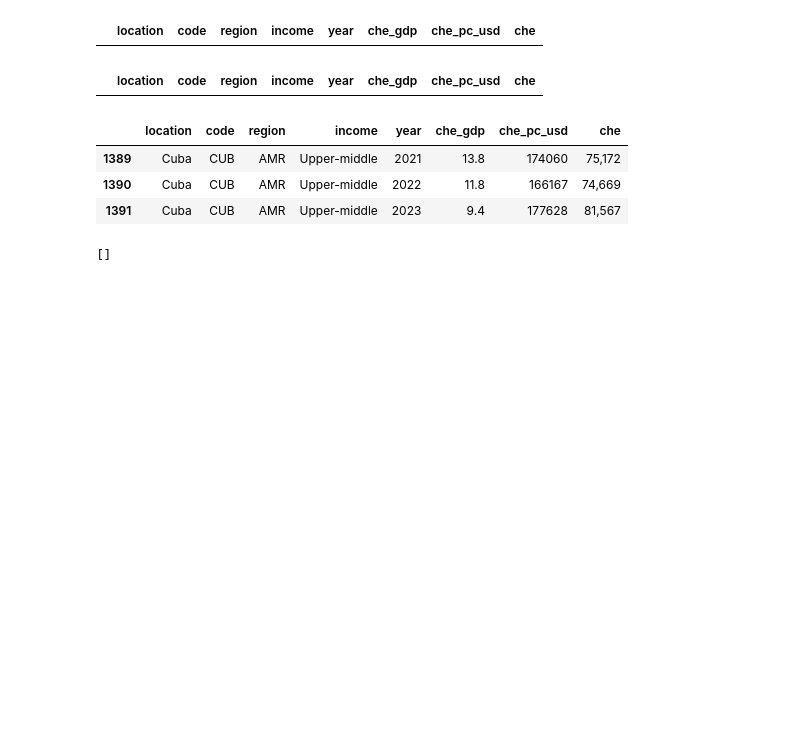
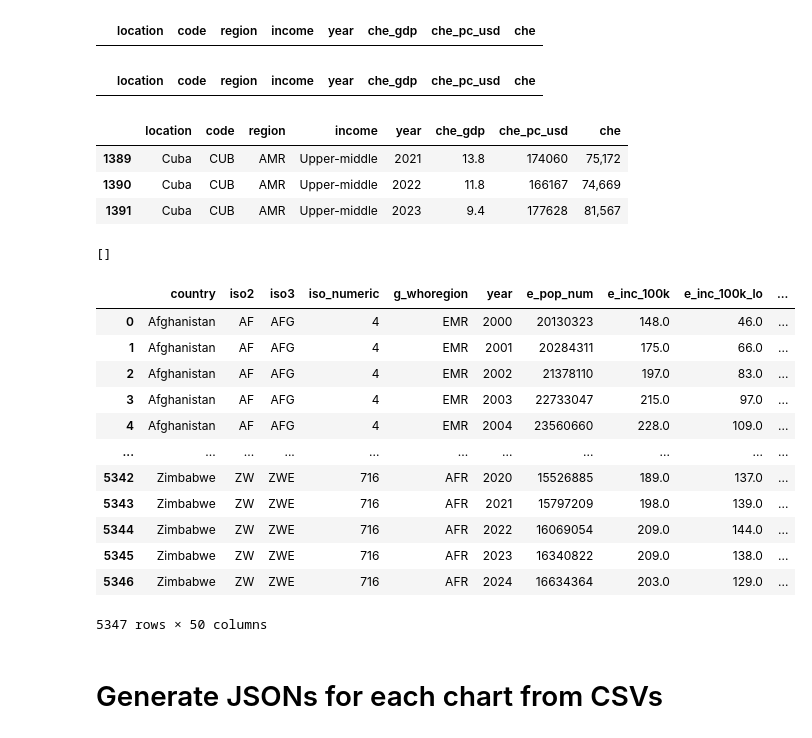
Before and after one commit to ThereseColeongco/tb-dashboard, a Jupyter notebook: data_cleaning.ipynb, the cells around one changed output. Cells and saved outputs as stored; diff of their text form; code cells hidden in the pictures; blank space fills up the shorter version.

```diff
--- a/data_cleaning.ipynb
+++ b/data_cleaning.ipynb
@@ -124,3 +130,26 @@ locations_to_drop = ghed.groupby('location')[['che_gdp', 'che_pc_usd', 'che']].a
 print(locations_to_drop[locations_to_drop].index.tolist())  # returns empty list, so no locations are missing all 3 columns across all years
 # %% [output]
 []
+# %%
+dfs['TB_burden_estimates']
+# keep c_cdr, cfr_pct, c_newinc_100k, e_inc_100k, e_inc_rr_num, e_inc_tbhiv_100k, e_inc_tbhiv_num,
+
+# case fatality ratio measures how severe or lethal a disease is among those who contract it.
+
+# mortality rate measures the overall risk of death from a disease in the general public, including people who do not have the disease.
+# %% [output]
+|  | country | iso2 | iso3 | iso_numeric | g_whoregion | year | e_pop_num | e_inc_100k | e_inc_100k_lo | ... |
+| 0 | Afghanistan | AF | AFG | 4 | EMR | 2000 | 20130323 | 148.0 | 46.0 | ... |
+| 1 | Afghanistan | AF | AFG | 4 | EMR | 2001 | 20284311 | 175.0 | 66.0 | ... |
+| 2 | Afghanistan | AF | AFG | 4 | EMR | 2002 | 21378110 | 197.0 | 83.0 | ... |
+| 3 | Afghanistan | AF | AFG | 4 | EMR | 2003 | 22733047 | 215.0 | 97.0 | ... |
+| 4 | Afghanistan | AF | AFG | 4 | EMR | 2004 | 23560660 | 228.0 | 109.0 | ... |
+| ... | ... | ... | ... | ... | ... | ... | ... | ... | ... | ... |
+| 5342 | Zimbabwe | ZW | ZWE | 716 | AFR | 2020 | 15526885 | 189.0 | 137.0 | ... |
+| 5343 | Zimbabwe | ZW | ZWE | 716 | AFR | 2021 | 15797209 | 198.0 | 139.0 | ... |
+| 5344 | Zimbabwe | ZW | ZWE | 716 | AFR | 2022 | 16069054 | 209.0 | 144.0 | ... |
+| 5345 | Zimbabwe | ZW | ZWE | 716 | AFR | 2023 | 16340822 | 209.0 | 138.0 | ... |
+| 5346 | Zimbabwe | ZW | ZWE | 716 | AFR | 2024 | 16634364 | 203.0 | 129.0 | ... |
+5347 rows × 50 columns
+# %% [markdown]
+# Generate JSONs for each chart from CSVs
```
Also changed, not shown: parts of 10 cells of this notebook.
